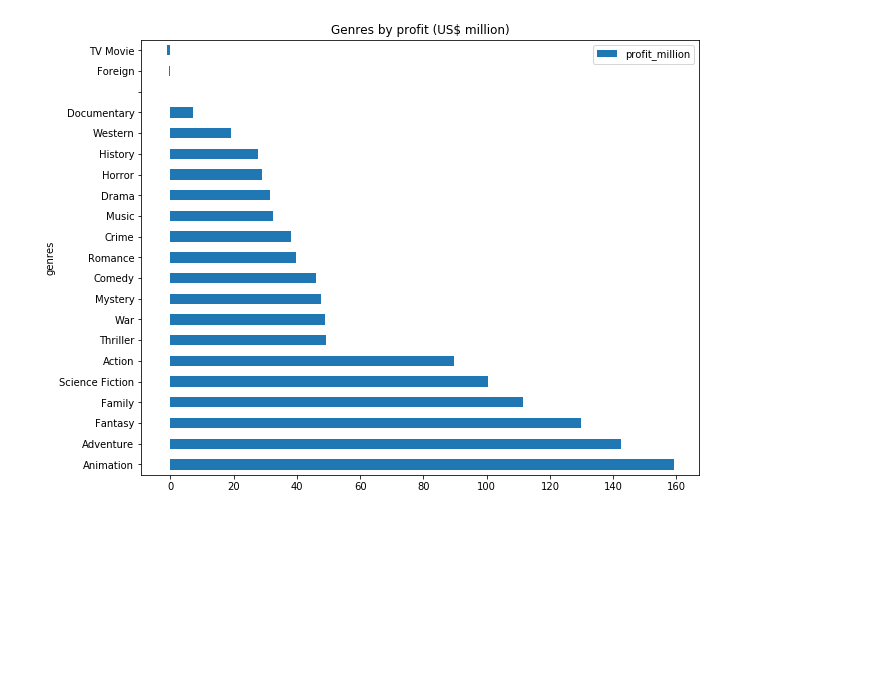
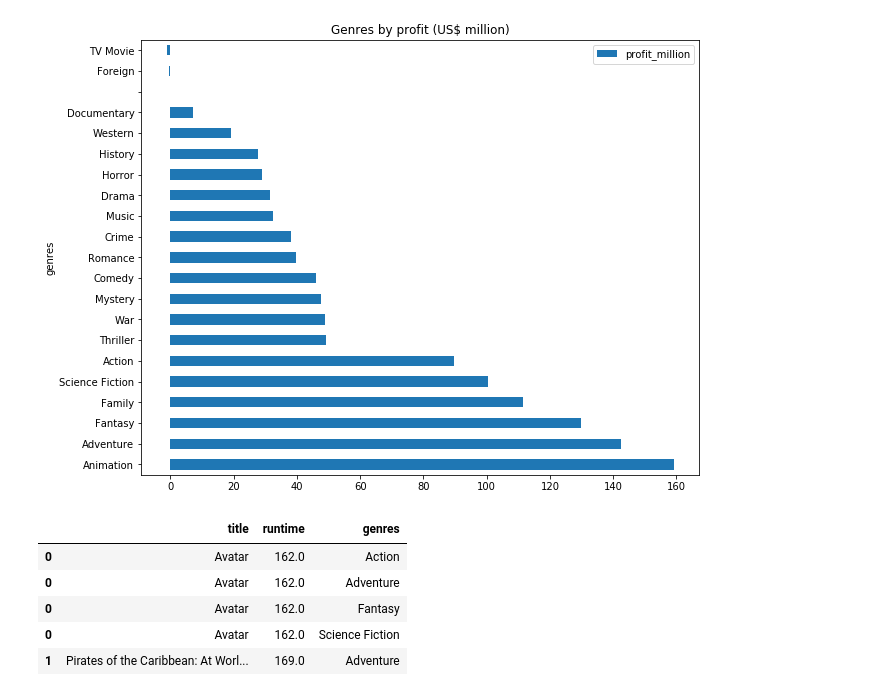
Before and after one commit to mav10/DataAnalysis, a Jupyter notebook: Movie_Dataset.ipynb, the cells around one changed output. Cells and saved outputs as stored; diff of their text form; code cells hidden in the pictures; blank space fills up the shorter version.

```diff
--- a/Movie_Dataset.ipynb
+++ b/Movie_Dataset.ipynb
@@ -146,3 +146,13 @@ avg.sort_values('profit_million', ascending=False, inplace = True )
 avg[['profit_million']].plot.barh(stacked=True, title = 'Genres by profit (US$ million)', figsize=(10, 8));
 # %% [output]
 [figure]
+# %%
+groupedbyDuration = df[['title', 'runtime','genres']]
+groupedbyDuration.head()
+# %% [output]
+|  | title | runtime | genres |
+| 0 | Avatar | 162.0 | Action |
+| 0 | Avatar | 162.0 | Adventure |
+| 0 | Avatar | 162.0 | Fantasy |
+| 0 | Avatar | 162.0 | Science Fiction |
+| 1 | Pirates of the Caribbean: At Worl... | 169.0 | Adventure |
```
Also changed, not shown: parts of 2 cells of this notebook.
